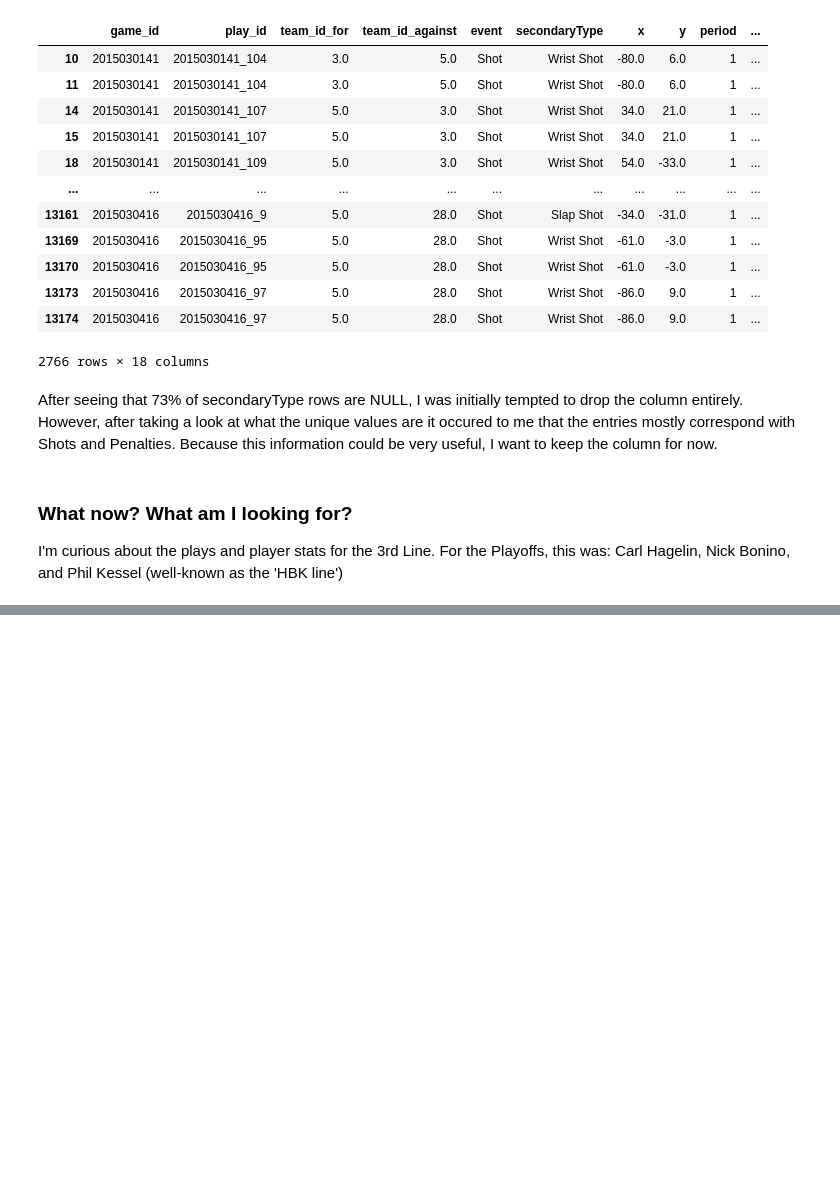
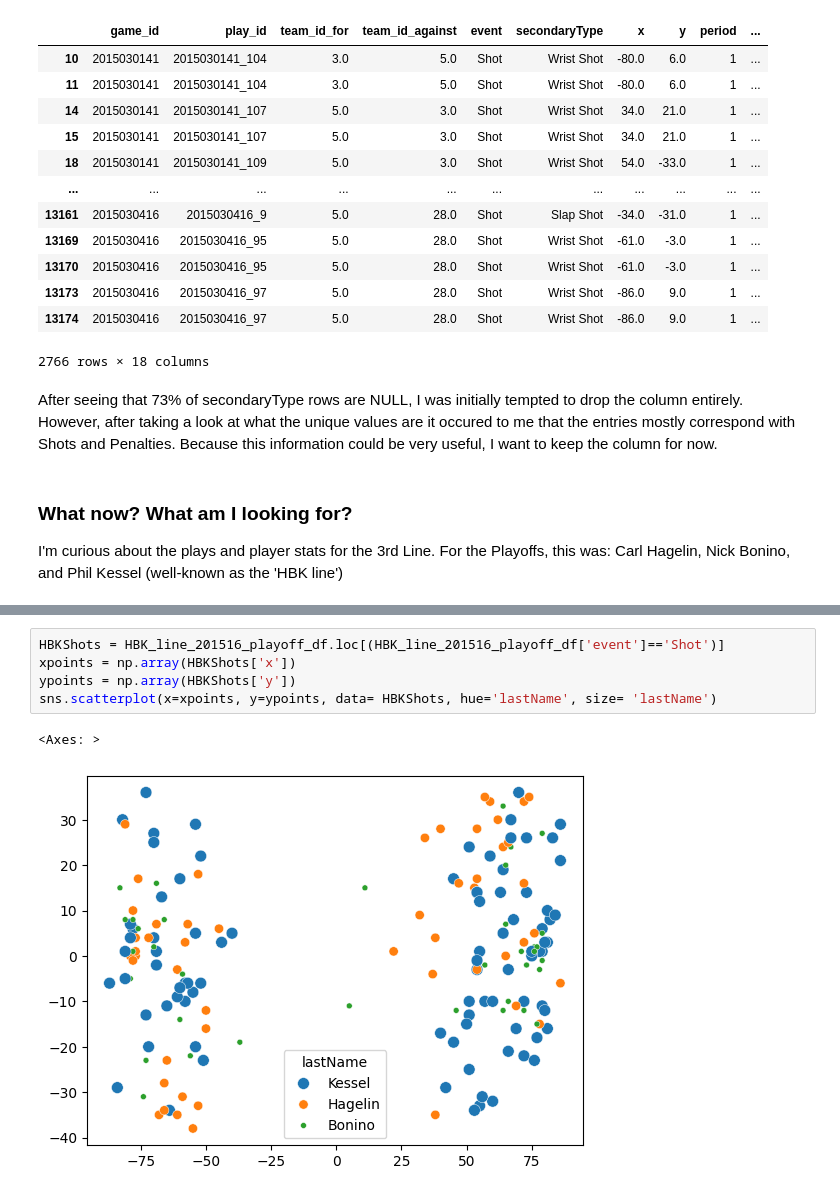
Before and after one commit to boncz/PenguinsHockeyAnalysis, a Jupyter notebook: PensPlayoffAnalysis.ipynb, the cells around one changed output, grey strips where cells are left out. Drawn from its saved outputs; the diff is of its cells as text; blank space fills up the shorter version.

Commit message:
working on preliminary visualizations.

```diff
--- a/PensPlayoffAnalysis.ipynb
+++ b/PensPlayoffAnalysis.ipynb
@@ -174,0 +177,8 @@ Unfortunately, specifics of the event outcomes is written in text in the descrip
+# %%
+HBKShots = HBK_line_201516_playoff_df.loc[(HBK_line_201516_playoff_df['event']=='Shot')]
+xpoints = np.array(HBKShots['x'])
+ypoints = np.array(HBKShots['y'])
+sns.scatterplot(x=xpoints, y=ypoints, data= HBKShots, hue='lastName', size= 'lastName')
+# %% [output]
+<Axes: >
+[figure, added]
```
Also changed, not shown: parts of 7 cells of this notebook.
